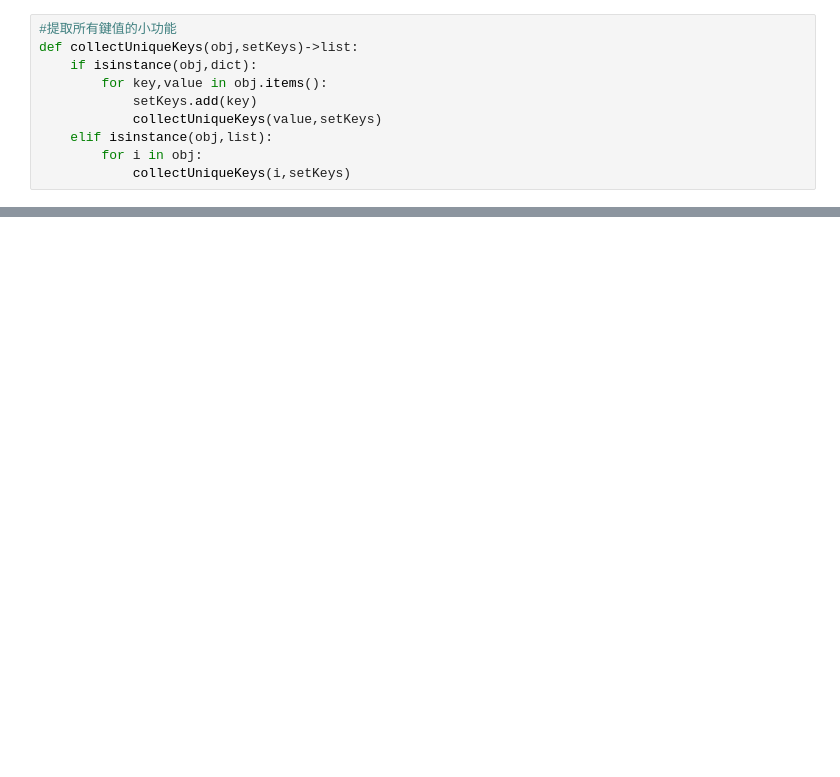
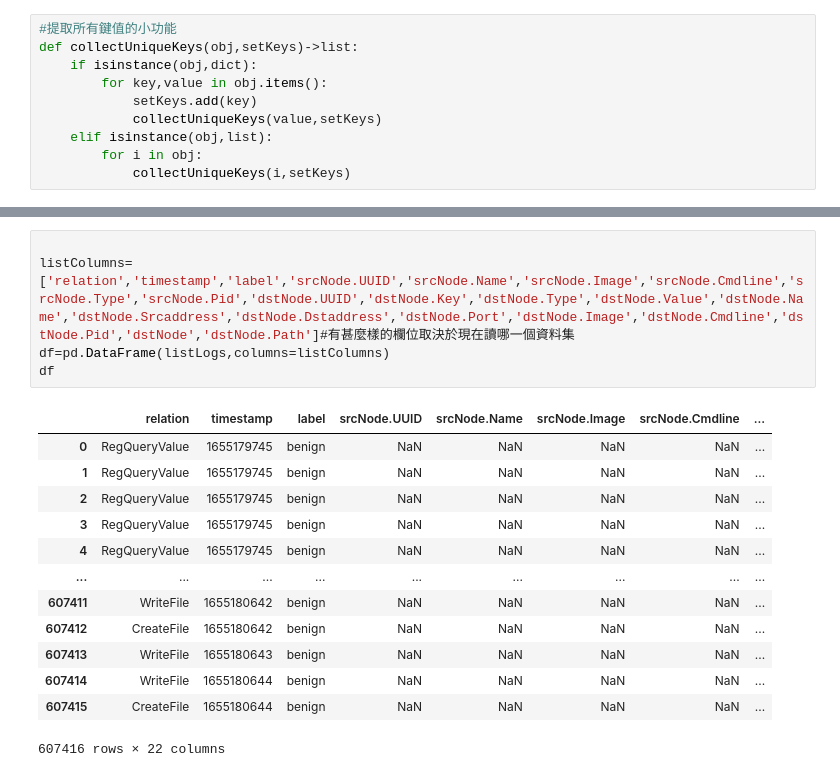
Before and after one commit to NicoaTheSix/FG, a Jupyter notebook: analysis.ipynb, the cells around one changed output, grey strips where cells are left out. Cells and saved outputs as stored; diff of their text form; blank space fills up the shorter version.

```diff
--- a/analysis.ipynb
+++ b/analysis.ipynb
@@ -422,0 +434,19 @@ setKeys,setKeysSrcNode,setKeysDstNode
+# %%
+
+listColumns=['relation','timestamp','label','srcNode.UUID','srcNode.Name','srcNode.Image','srcNode.Cmdline','srcNode.Type','srcNode.Pid','dstNode.UUID','dstNode.Key','dstNode.Type','dstNode.Value','dstNode.Name','dstNode.Srcaddress','dstNode.Dstaddress','dstNode.Port','dstNode.Image','dstNode.Cmdline','dstNode.Pid','dstNode','dstNode.Path']#有甚麼樣的欄位取決於現在讀哪一個資料集
+df=pd.DataFrame(listLogs,columns=listColumns)
+df
+# %% [output]
+|  | relation | timestamp | label | srcNode.UUID | srcNode.Name | srcNode.Image | srcNode.Cmdline | ... |
+| 0 | RegQueryValue | 1655179745 | benign | NaN | NaN | NaN | NaN | ... |
+| 1 | RegQueryValue | 1655179745 | benign | NaN | NaN | NaN | NaN | ... |
+| 2 | RegQueryValue | 1655179745 | benign | NaN | NaN | NaN | NaN | ... |
+| 3 | RegQueryValue | 1655179745 | benign | NaN | NaN | NaN | NaN | ... |
+| 4 | RegQueryValue | 1655179745 | benign | NaN | NaN | NaN | NaN | ... |
+| ... | ... | ... | ... | ... | ... | ... | ... | ... |
+| 607411 | WriteFile | 1655180642 | benign | NaN | NaN | NaN | NaN | ... |
+| 607412 | CreateFile | 1655180642 | benign | NaN | NaN | NaN | NaN | ... |
+| 607413 | WriteFile | 1655180643 | benign | NaN | NaN | NaN | NaN | ... |
+| 607414 | WriteFile | 1655180644 | benign | NaN | NaN | NaN | NaN | ... |
+| 607415 | CreateFile | 1655180644 | benign | NaN | NaN | NaN | NaN | ... |
+607416 rows × 22 columns
```
Also changed, not shown: parts of 7 cells of this notebook, 1 other file.
